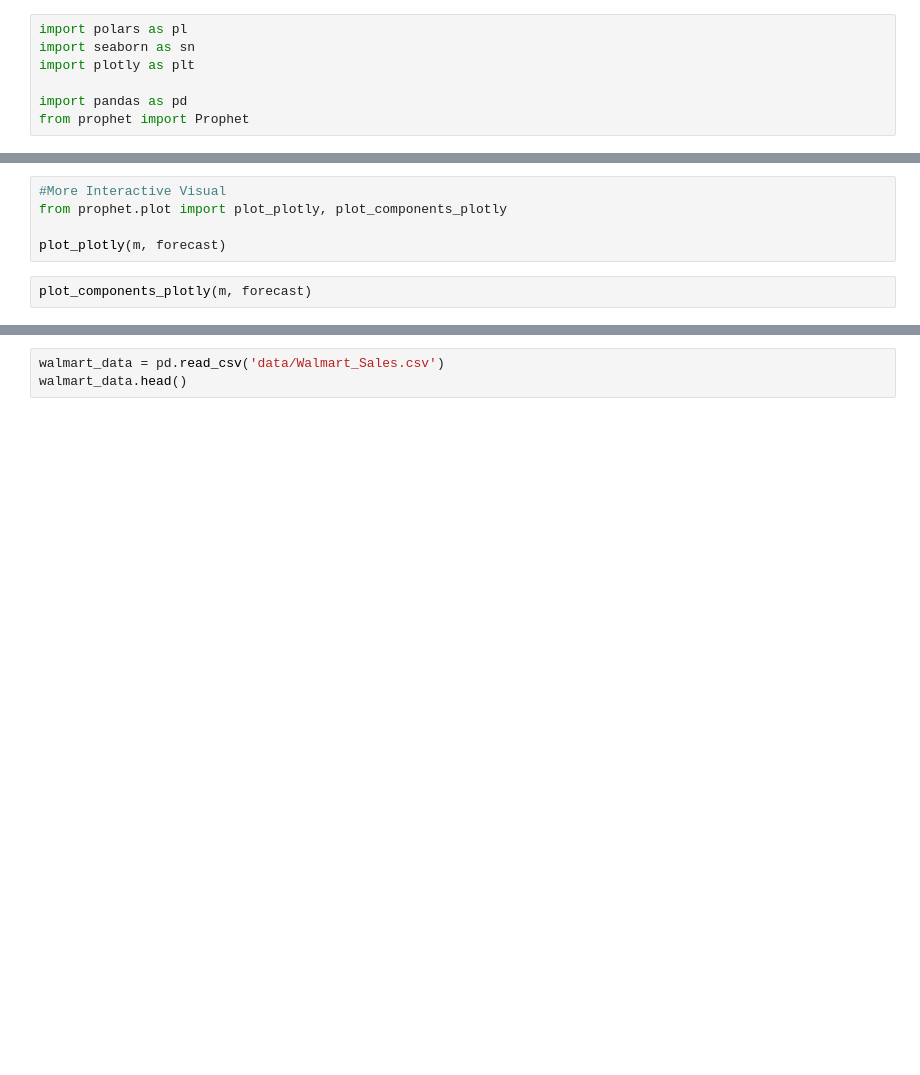
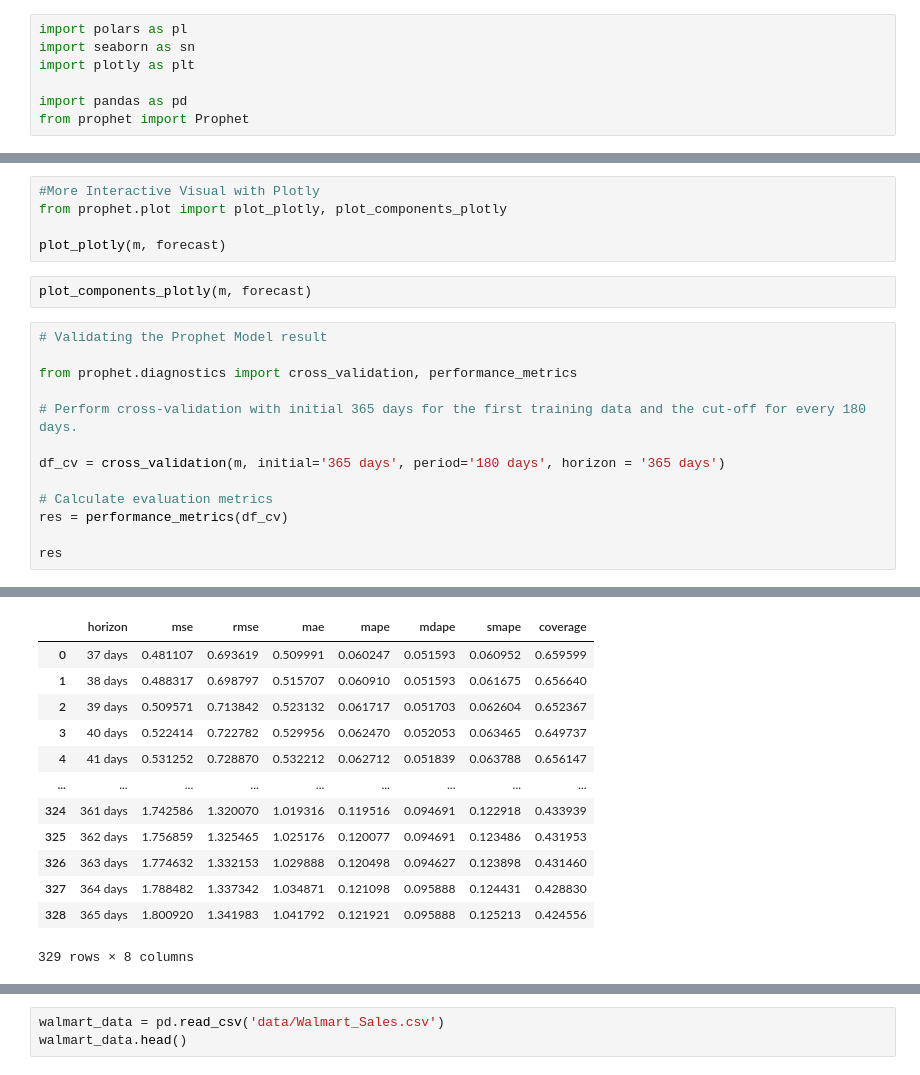
Before and after one commit to vjthecoder/ExploraBI-BusinessAnalytics, a Jupyter notebook: Marketing Analytics/Sales_Trend_and_Seasonality.ipynb, the cells around one changed output, grey strips where cells are left out. Cells and saved outputs as stored; diff of their text form; blank space fills up the shorter version.

```diff
--- a/Marketing Analytics/Sales_Trend_and_Seasonality.ipynb
+++ b/Marketing Analytics/Sales_Trend_and_Seasonality.ipynb
@@ -87,7 +80,21 @@ fig2 = m.plot_components(forecast)
 # %%
-#More Interactive Visual
+#More Interactive Visual with Plotly
 from prophet.plot import plot_plotly, plot_components_plotly
 
 plot_plotly(m, forecast)
 # %%
 plot_components_plotly(m, forecast)
+# %%
+# Validating the Prophet Model result
+
+from prophet.diagnostics import cross_validation, performance_metrics
+
+# Perform cross-validation with initial 365 days for the first training data and the cut-off for every 180 days.
+
+df_cv = cross_validation(m, initial='365 days', period='180 days', horizon = '365 days')
+
+# Calculate evaluation metrics
+res = performance_metrics(df_cv)
+
+res
+# %% [output]
@@ -93,0 +115,13 @@ plot_components_plotly(m, forecast)
+|  | horizon | mse | rmse | mae | mape | mdape | smape | coverage |
+| 0 | 37 days | 0.481107 | 0.693619 | 0.509991 | 0.060247 | 0.051593 | 0.060952 | 0.659599 |
+| 1 | 38 days | 0.488317 | 0.698797 | 0.515707 | 0.060910 | 0.051593 | 0.061675 | 0.656640 |
+| 2 | 39 days | 0.509571 | 0.713842 | 0.523132 | 0.061717 | 0.051703 | 0.062604 | 0.652367 |
+| 3 | 40 days | 0.522414 | 0.722782 | 0.529956 | 0.062470 | 0.052053 | 0.063465 | 0.649737 |
+| 4 | 41 days | 0.531252 | 0.728870 | 0.532212 | 0.062712 | 0.051839 | 0.063788 | 0.656147 |
+| ... | ... | ... | ... | ... | ... | ... | ... | ... |
+| 324 | 361 days | 1.742586 | 1.320070 | 1.019316 | 0.119516 | 0.094691 | 0.122918 | 0.433939 |
+| 325 | 362 days | 1.756859 | 1.325465 | 1.025176 | 0.120077 | 0.094691 | 0.123486 | 0.431953 |
+| 326 | 363 days | 1.774632 | 1.332153 | 1.029888 | 0.120498 | 0.094627 | 0.123898 | 0.431460 |
+| 327 | 364 days | 1.788482 | 1.337342 | 1.034871 | 0.121098 | 0.095888 | 0.124431 | 0.428830 |
+| 328 | 365 days | 1.800920 | 1.341983 | 1.041792 | 0.121921 | 0.095888 | 0.125213 | 0.424556 |
+329 rows × 8 columns
```
Also changed, not shown: parts of 22 cells of this notebook.
